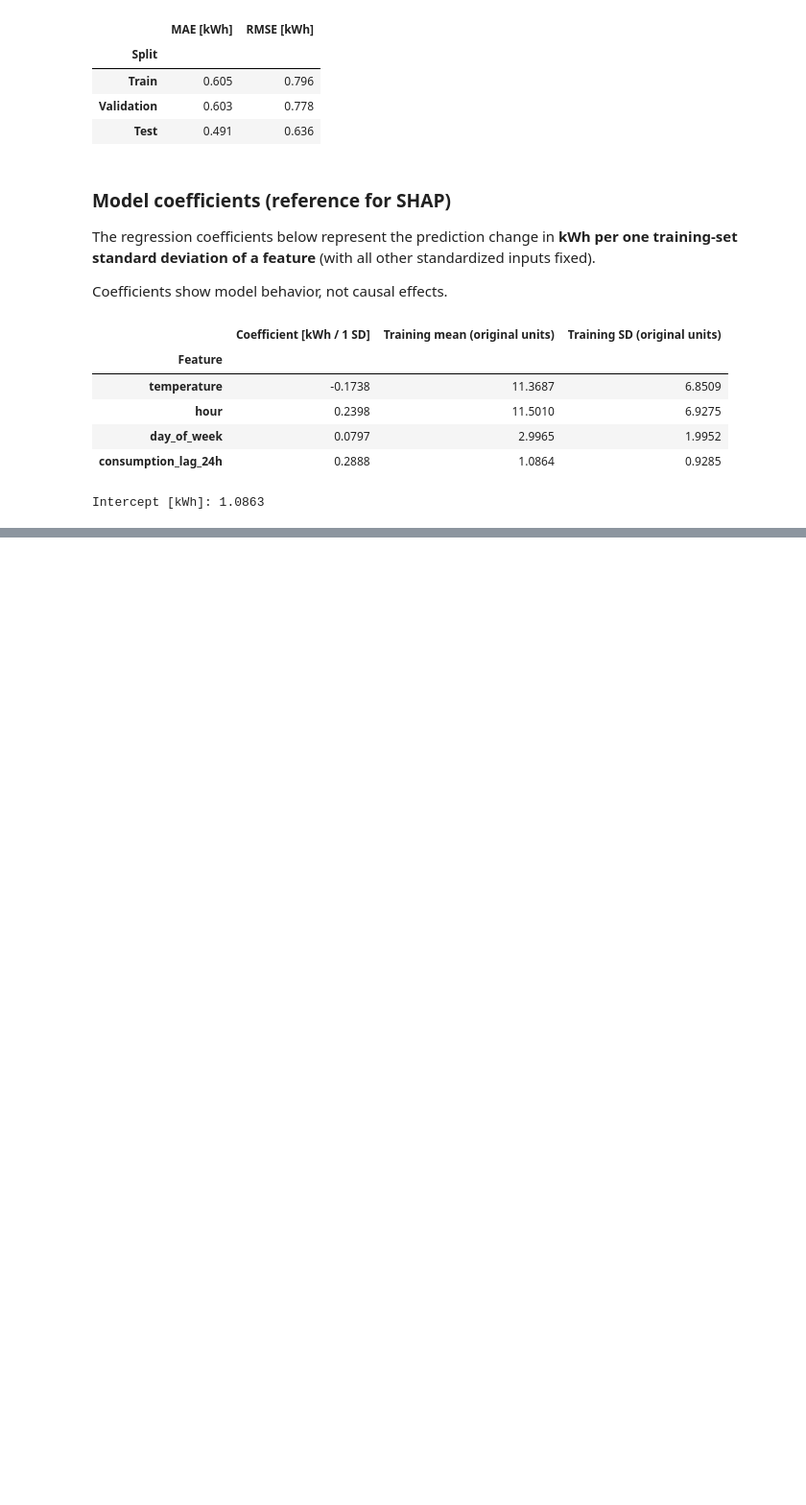
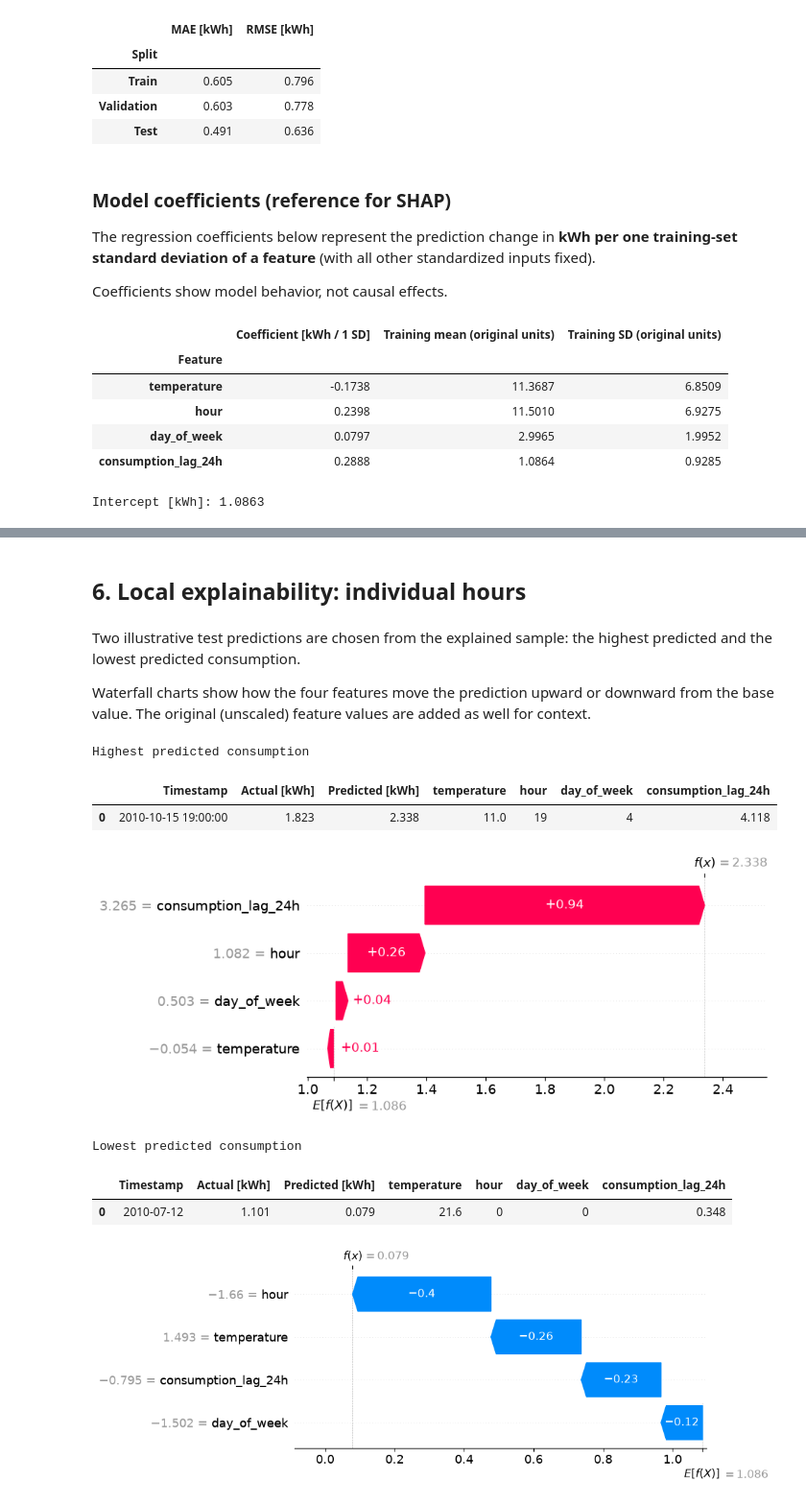
Before and after one commit to angiee99/Household-Power-Consumption-Prediction, a Jupyter notebook: model-explainability.ipynb, the cells around one changed output, grey strips where cells are left out. Shown at 96% size. Cells and saved outputs as stored; diff of their text form; code cells hidden in the pictures; blank space fills up the shorter version.

```diff
--- a/model-explainability.ipynb
+++ b/model-explainability.ipynb
@@ -182,0 +261,35 @@ Intercept [kWh]: 1.0863
+# %% [markdown]
+## 6. Local explainability: individual hours
+# %% [markdown]
+Two illustrative test predictions are chosen from the explained sample: the highest predicted and the lowest predicted consumption.
+
+Waterfall charts show how the four features move the prediction upward or downward from the base value. The original (unscaled) feature values are added as well for context.
+# %%
+sample_predictions = pd.Series(
+    model_main.predict(explained_test), index=explained_test.index,
+    name="Predicted [kWh]",
+)
+selected = {
+    "Highest predicted consumption": sample_predictions.idxmax(),
+    "Lowest predicted consumption": sample_predictions.idxmin(),
+}
+
+for description, row_id in selected.items():
+    position = explained_test.index.get_loc(row_id)
+    print("\n" + description)
+    display(pd.DataFrame([{
+        "Timestamp": test.loc[row_id, "time"],
+        "Actual [kWh]": test.loc[row_id, TARGET],
+        "Predicted [kWh]": sample_predictions.loc[row_id],
+        **{feature: test.loc[row_id, feature] for feature in FEATURES_MAIN},
+    }]).round(3))
+    shap.plots.waterfall(shap_values[position], max_display=len(FEATURES_MAIN) + 1, show=True)
+# %% [output]
+Highest predicted consumption
+|  | Timestamp | Actual [kWh] | Predicted [kWh] | temperature | hour | day_of_week | consumption_lag_24h |
+| 0 | 2010-10-15 19:00:00 | 1.823 | 2.338 | 11.0 | 19 | 4 | 4.118 |
+[figure, added]
+Lowest predicted consumption
+|  | Timestamp | Actual [kWh] | Predicted [kWh] | temperature | hour | day_of_week | consumption_lag_24h |
+| 0 | 2010-07-12 | 1.101 | 0.079 | 21.6 | 0 | 0 | 0.348 |
+[figure, added]
```
Also changed, not shown: parts of 11 cells of this notebook.
